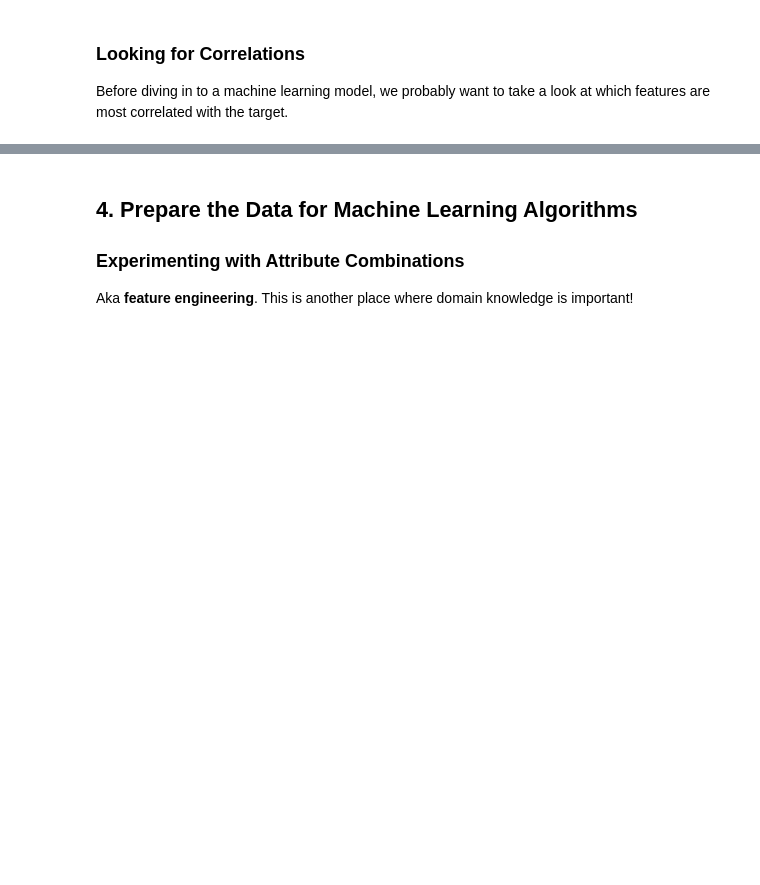
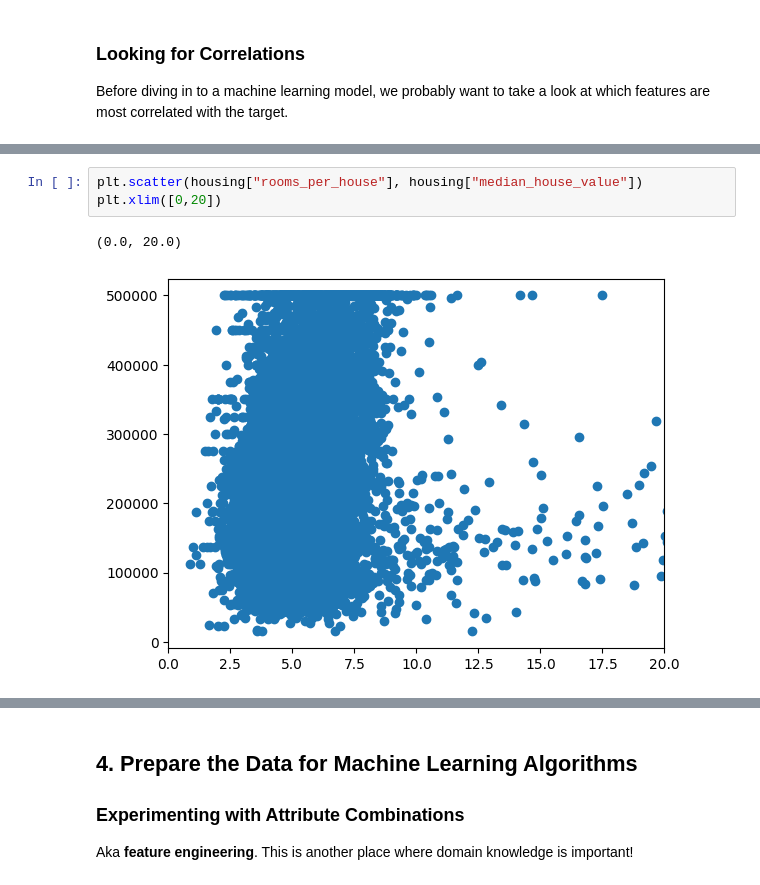
Before and after one commit to fyap898/w25, a Jupyter notebook: lectures/01-data/01_data_exploration.ipynb, the cells around one changed output, grey strips where cells are left out. Drawn from its saved outputs; the diff is of its cells as text; blank space fills up the shorter version.

```diff
--- a/lectures/01-data/01_data_exploration.ipynb
+++ b/lectures/01-data/01_data_exploration.ipynb
@@ -239,0 +280,6 @@ plt.show()
+# %%
+plt.scatter(housing["rooms_per_house"], housing["median_house_value"])
+plt.xlim([0,20])
+# %% [output]
+(0.0, 20.0)
+[figure, added]
```
Also changed, not shown: parts of 19 cells of this notebook.
